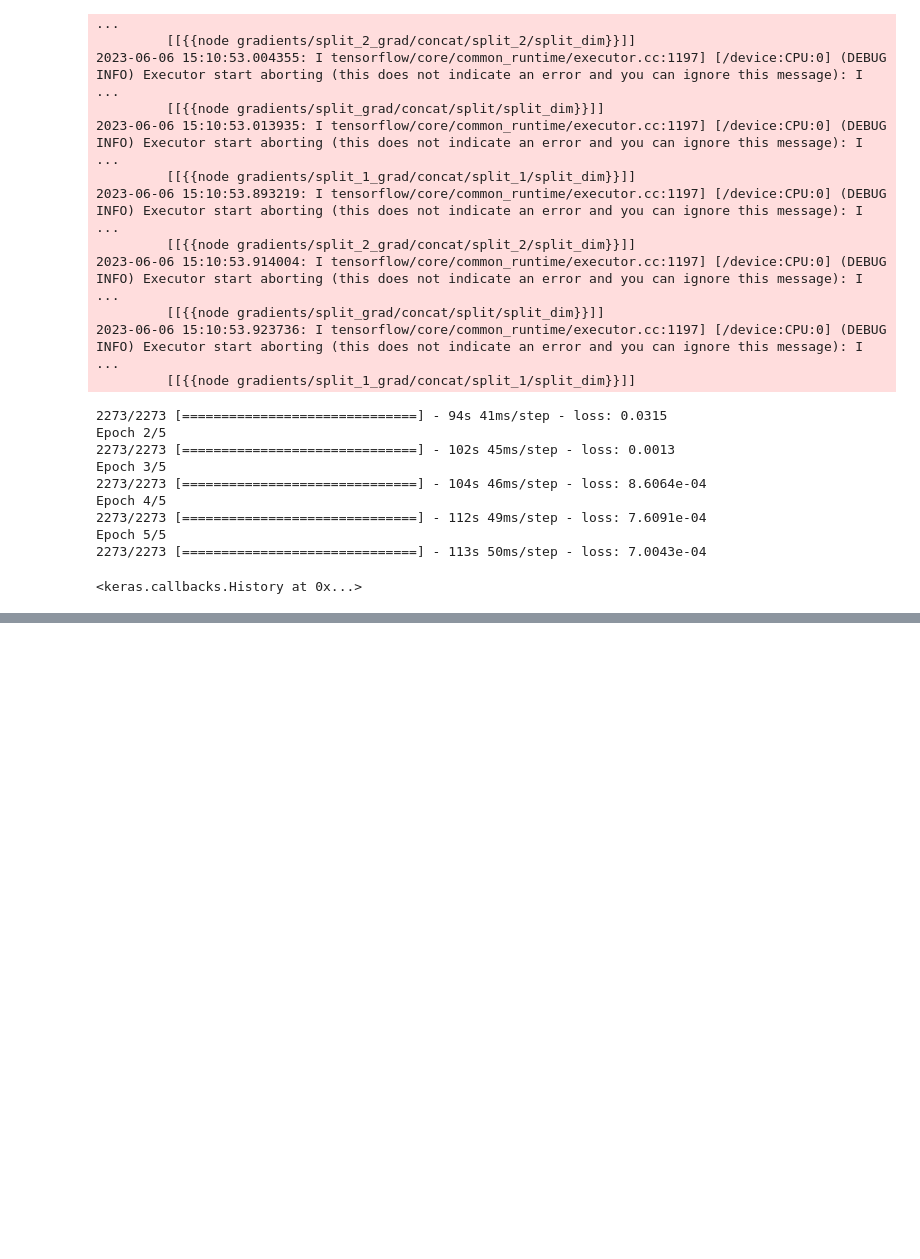
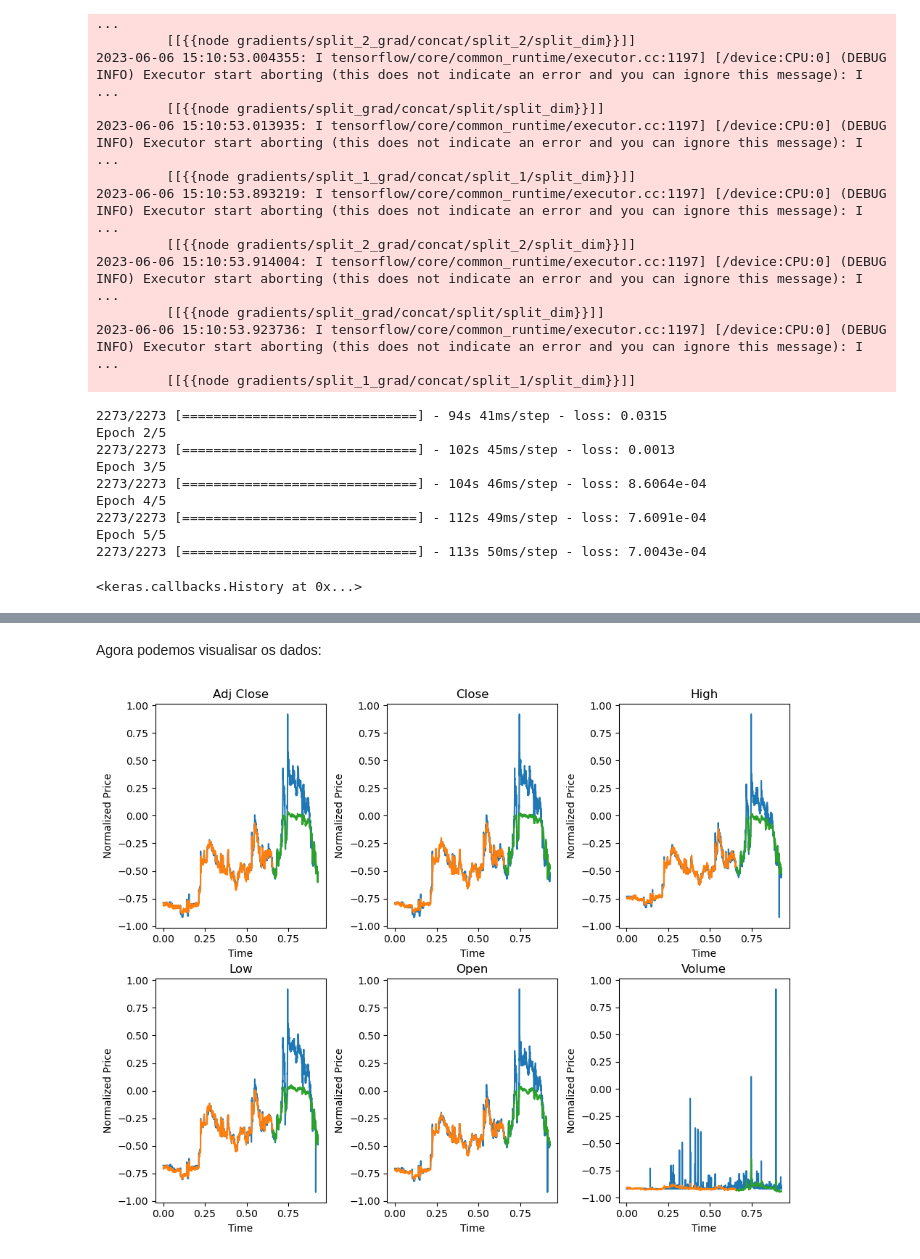
Before and after one commit to gabrielmaia2/trabalho-ml2023, a Jupyter notebook: Trabalho.ipynb, the cells around one changed output, grey strips where cells are left out. Saved outputs shown, nothing was run; the diff lists cells and outputs as text; code cells hidden in the pictures; blank space fills up the shorter version.

Commit message:
Add subplot from predicted data

```diff
--- a/Trabalho.ipynb
+++ b/Trabalho.ipynb
@@ -418,0 +417,17 @@ Test Score: 0.18 RMSE
+# %% [markdown]
+Agora podemos visualisar os dados:
+# %%
+fig, axs = plt.subplots(2, 3, figsize=(10, 8))
+fig.tight_layout(pad=3.0)
+for ind in range(6):
+    i = ind // 3
+    j = ind % 3
+    feat = predictFeats[ind]
+
+    axs[i, j].plot(dataset['Day'], dataset[feat])
+    axs[i, j].plot(trainSet['Day'].iloc[lookBack:], trainPredict[feat])
+    axs[i, j].plot(testSet['Day'].iloc[lookBack:], testPredict[feat])
+    axs[i, j].set(xlabel='Time', ylabel='Normalized Price')
+    axs[i, j].set_title(feat)
+# %% [output]
+[figure, added]
```
Also changed, not shown: parts of 2 cells of this notebook.
